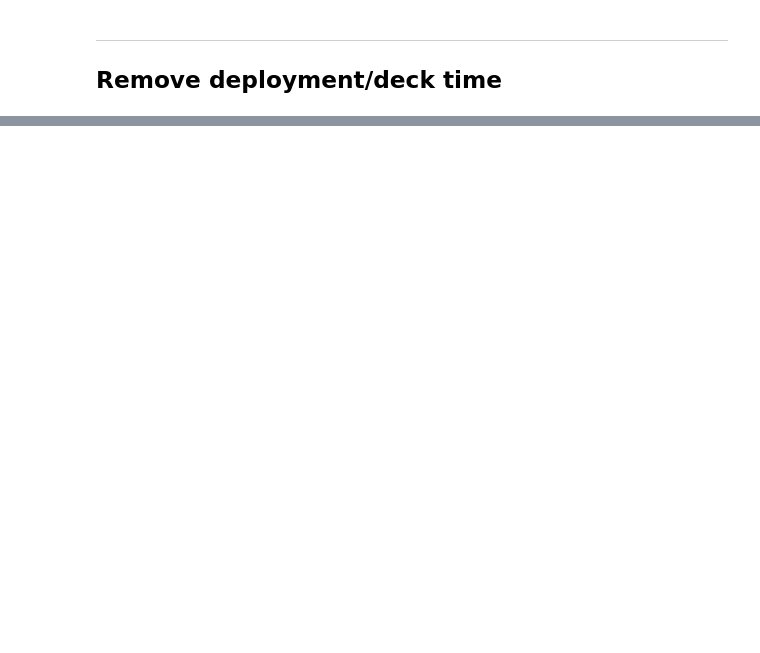
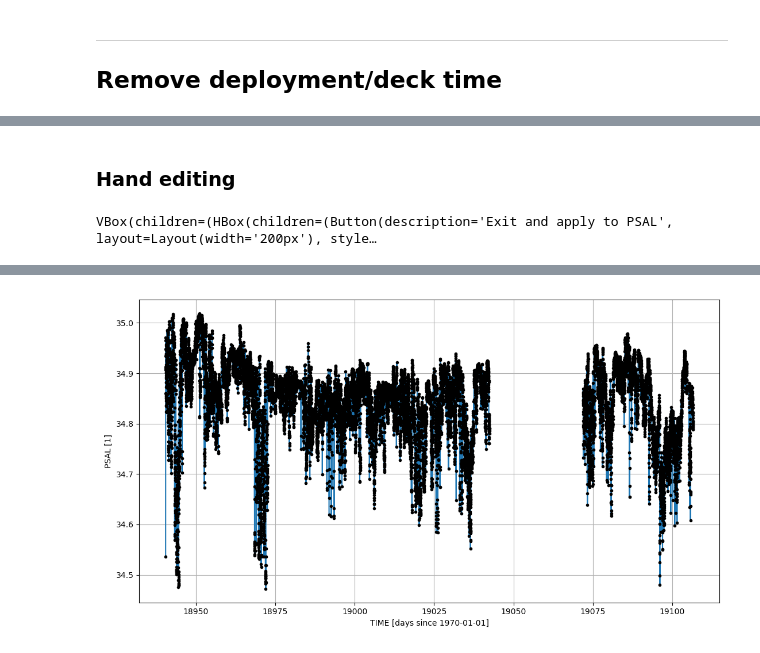
Before and after one commit to oyvfoss/hiaoos_edu, a Jupyter notebook: notebooks/ctd_moored_time_series/04_post_proc_qc_moored_ctd.ipynb, the cells around one changed output, grey strips where cells are left out. Saved outputs shown, nothing was run; the diff lists cells and outputs as text; code cells hidden in the pictures; blank space fills up the shorter version.

```diff
--- a/notebooks/ctd_moored_time_series/04_post_proc_qc_moored_ctd.ipynb
+++ b/notebooks/ctd_moored_time_series/04_post_proc_qc_moored_ctd.ipynb
@@ -115,0 +127,6 @@ For example, lets say that we know initial conductivity (measurements on deploym
+# %% [markdown]
+### Hand editing
+# %%
+ds_handedit = moored.hand_remove_points(ds, 'PSAL')
+# %% [output]
+VBox(children=(HBox(children=(Button(description='Exit and apply to PSAL', layout=Layout(width='200px'), style…
@@ -115,0 +134 @@ For example, lets say that we know initial conductivity (measurements on deploym
+[figure, added]
```
Also changed, not shown: parts of 25 cells of this notebook, 12 other files.
